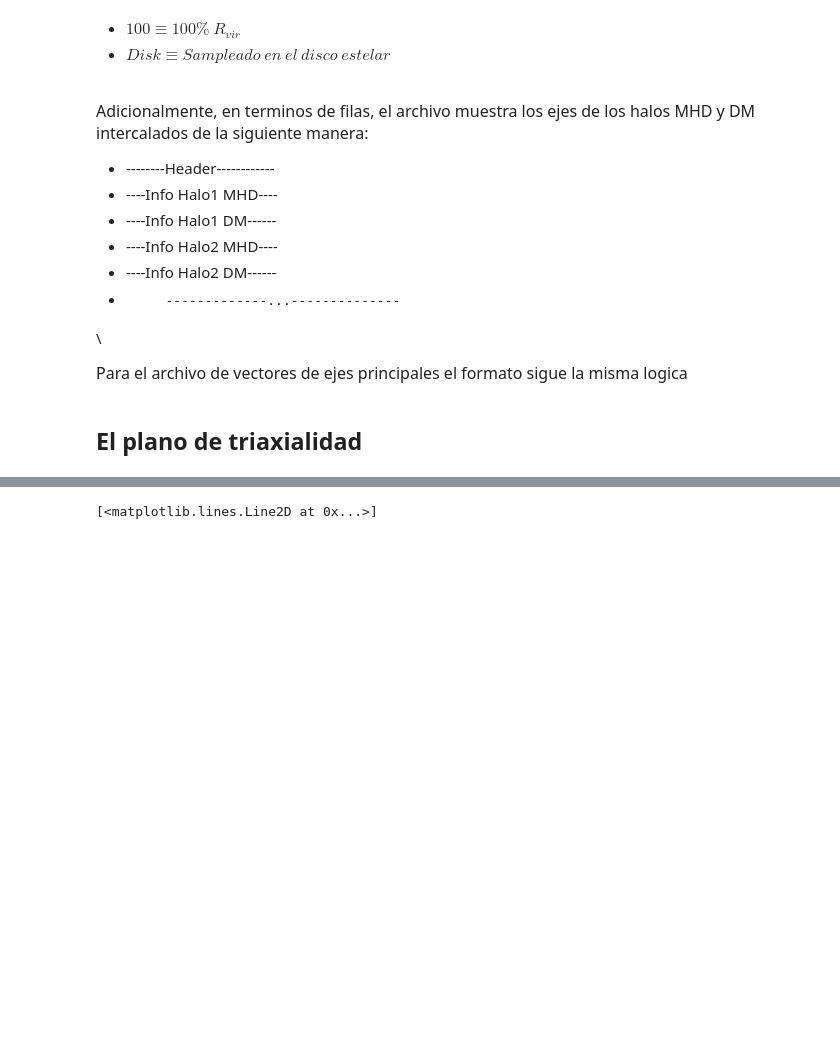
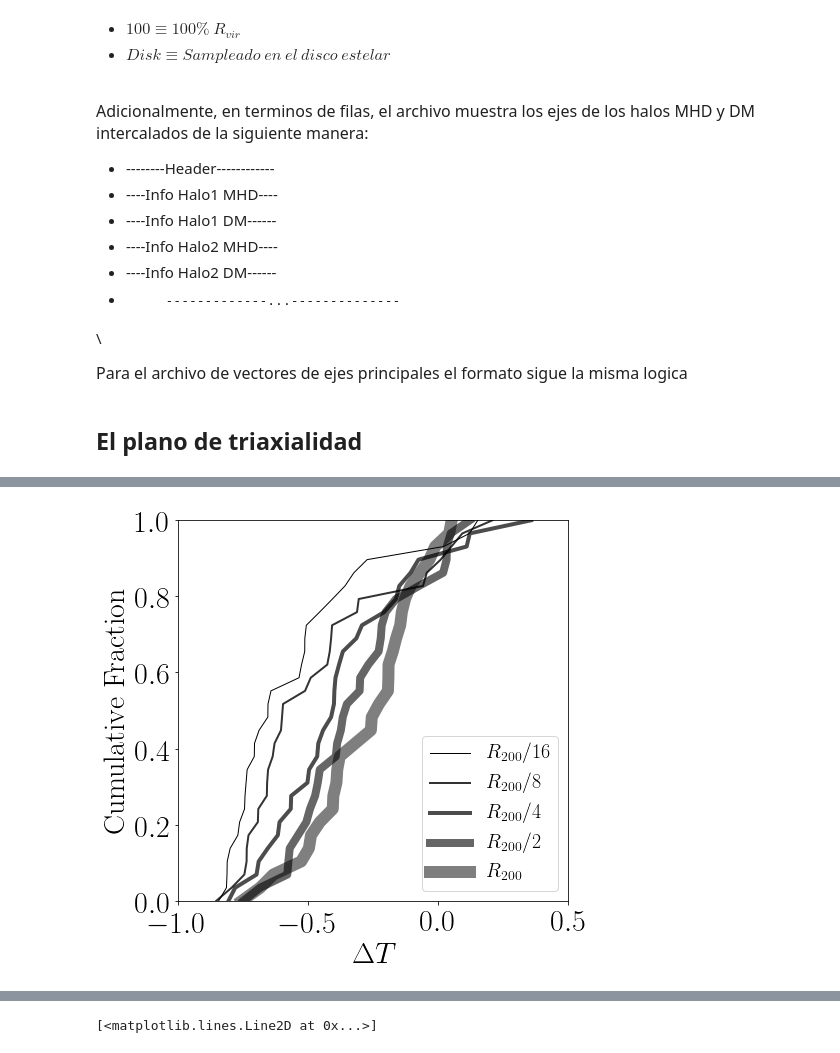
Before and after one commit to jdprada1760/Paper_Halo_shapes, a Jupyter notebook: Code/Triaxial_Plane.ipynb, the cells around one changed output, grey strips where cells are left out. Saved outputs shown, nothing was run; the diff lists cells and outputs as text; code cells hidden in the pictures; blank space fills up the shorter version.

```diff
--- a/Code/Triaxial_Plane.ipynb
+++ b/Code/Triaxial_Plane.ipynb
@@ -306 +310,19 @@ i_radius_vir = -2
+# %%
+plt.figure(figsize=(7,7))
+
+plt.plot(np.sort(delta_T[:,0]), np.linspace(0,1,30), label=r'$R_{200}/16$', linewidth=1, color='black')
+plt.plot(np.sort(delta_T[:,1]), np.linspace(0,1,30), label=r'$R_{200}/8$', linewidth=2, color='black', alpha=0.8)
+plt.plot(np.sort(delta_T[:,2]), np.linspace(0,1,30), label=r'$R_{200}/4$', linewidth=4, color='black', alpha=0.7)
+plt.plot(np.sort(delta_T[:,3]), np.linspace(0,1,30), label=r'$R_{200}/2$', linewidth=8, color='black', alpha=0.6)
+plt.plot(np.sort(delta_T[:,4]), np.linspace(0,1,30), label=r'$R_{200}$', linewidth=12, color='black', alpha=0.5)
+
+
+plt.xlabel(r"$\Delta T$")
+plt.ylabel("Cumulative Fraction")
+plt.xlim([-1.0,0.5])
+plt.ylim([0,1])
+plt.legend(fontsize=20)
+plt.savefig("../Document/delta_triaxiality_distro.pdf", bbox_inches='tight')
+# %% [output]
+[figure, added]
 # %%
```
Also changed, not shown: parts of 10 cells of this notebook.
